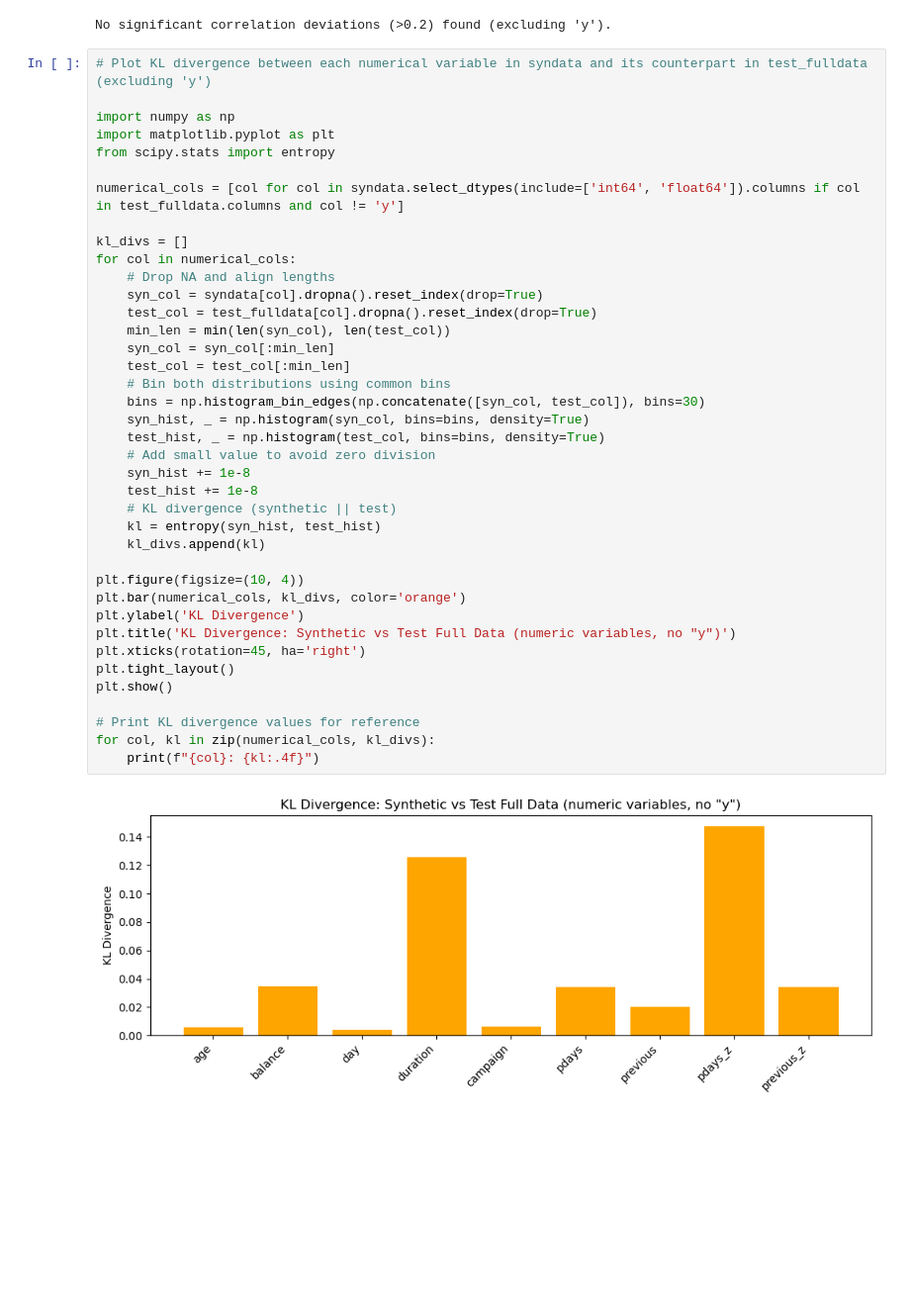
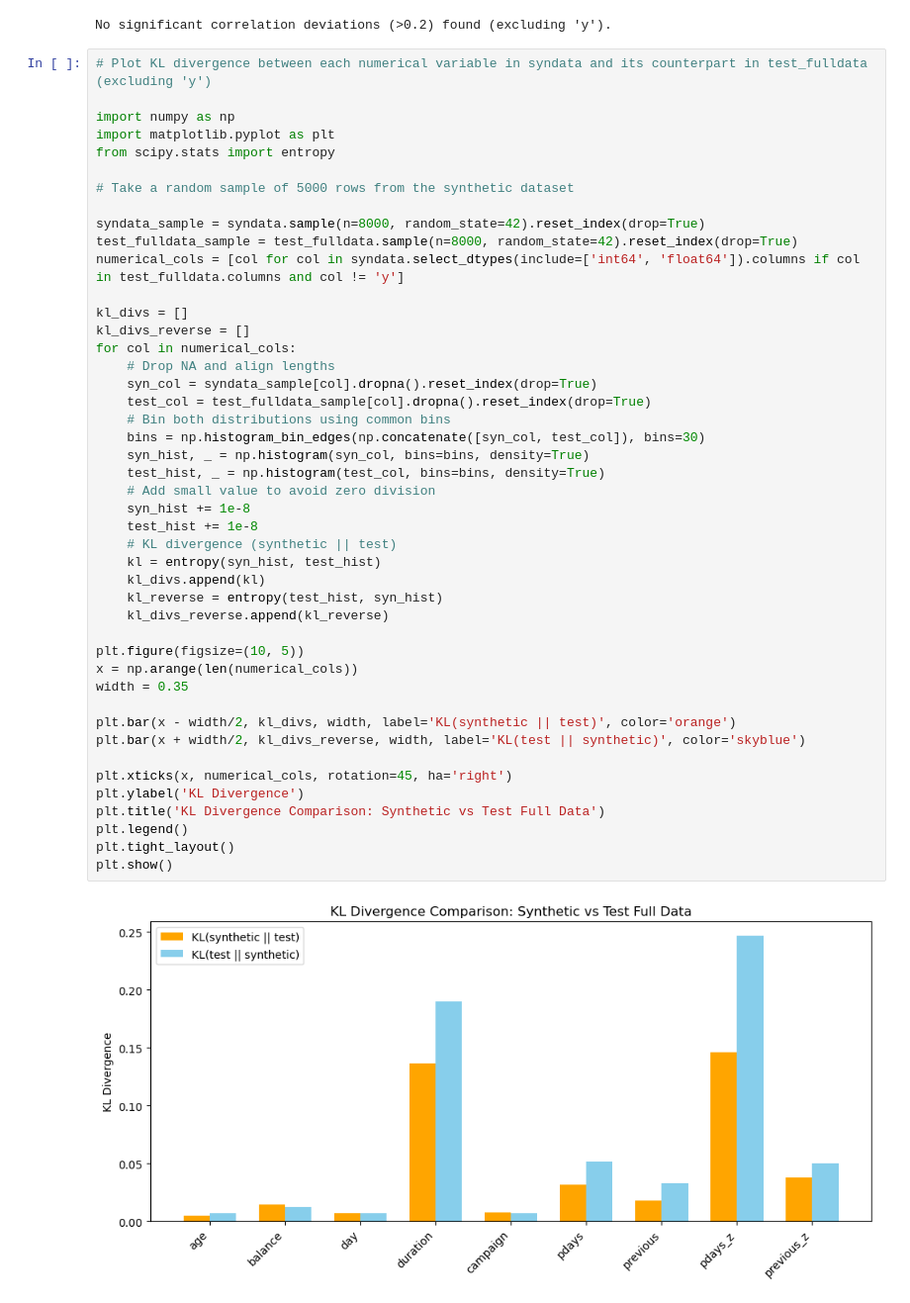
Before and after one commit to hka3rs/WSAI_IITM, a Jupyter notebook: final_project_p5s8/team_9.ipynb, the cells around one changed output. Shown at 99% size. Drawn from its saved outputs; the diff is of its cells as text; blank space fills up the shorter version.

```diff
--- a/final_project_p5s8/team_9.ipynb
+++ b/final_project_p5s8/team_9.ipynb
@@ -403,41 +403,47 @@ No significant correlation deviations (>0.2) found (excluding 'y').
 # %%
 # Plot KL divergence between each numerical variable in syndata and its counterpart in test_fulldata (excluding 'y')
 
 import numpy as np
 import matplotlib.pyplot as plt
 from scipy.stats import entropy
 
+# Take a random sample of 5000 rows from the synthetic dataset
+
+syndata_sample = syndata.sample(n=8000, random_state=42).reset_index(drop=True)
+test_fulldata_sample = test_fulldata.sample(n=8000, random_state=42).reset_index(drop=True)
 numerical_cols = [col for col in syndata.select_dtypes(include=['int64', 'float64']).columns if col in test_fulldata.columns and col != 'y']
 
 kl_divs = []
+kl_divs_reverse = []
 for col in numerical_cols:
     # Drop NA and align lengths
-    syn_col = syndata[col].dropna().reset_index(drop=True)
-    test_col = test_fulldata[col].dropna().reset_index(drop=True)
-    min_len = min(len(syn_col), len(test_col))
-    syn_col = syn_col[:min_len]
-    test_col = test_col[:min_len]
+    syn_col = syndata_sample[col].dropna().reset_index(drop=True)
+    test_col = test_fulldata_sample[col].dropna().reset_index(drop=True)
     # Bin both distributions using common bins
     bins = np.histogram_bin_edges(np.concatenate([syn_col, test_col]), bins=30)
     syn_hist, _ = np.histogram(syn_col, bins=bins, density=True)
     test_hist, _ = np.histogram(test_col, bins=bins, density=True)
     # Add small value to avoid zero division
     syn_hist += 1e-8
     test_hist += 1e-8
     # KL divergence (synthetic || test)
     kl = entropy(syn_hist, test_hist)
     kl_divs.append(kl)
+    kl_reverse = entropy(test_hist, syn_hist)
+    kl_divs_reverse.append(kl_reverse)
 
-plt.figure(figsize=(10, 4))
-plt.bar(numerical_cols, kl_divs, color='orange')
+plt.figure(figsize=(10, 5))
+x = np.arange(len(numerical_cols))
+width = 0.35
+
+plt.bar(x - width/2, kl_divs, width, label='KL(synthetic || test)', color='orange')
+plt.bar(x + width/2, kl_divs_reverse, width, label='KL(test || synthetic)', color='skyblue')
+
+plt.xticks(x, numerical_cols, rotation=45, ha='right')
 plt.ylabel('KL Divergence')
-plt.title('KL Divergence: Synthetic vs Test Full Data (numeric variables, no "y")')
-plt.xticks(rotation=45, ha='right')
+plt.title('KL Divergence Comparison: Synthetic vs Test Full Data')
+plt.legend()
 plt.tight_layout()
 plt.show()
-
-# Print KL divergence values for reference
-for col, kl in zip(numerical_cols, kl_divs):
-    print(f"{col}: {kl:.4f}")
 # %% [output]
-[figure, old version]
+[figure, new version]
```
Also changed, not shown: parts of 4 cells of this notebook, 7 other files.
